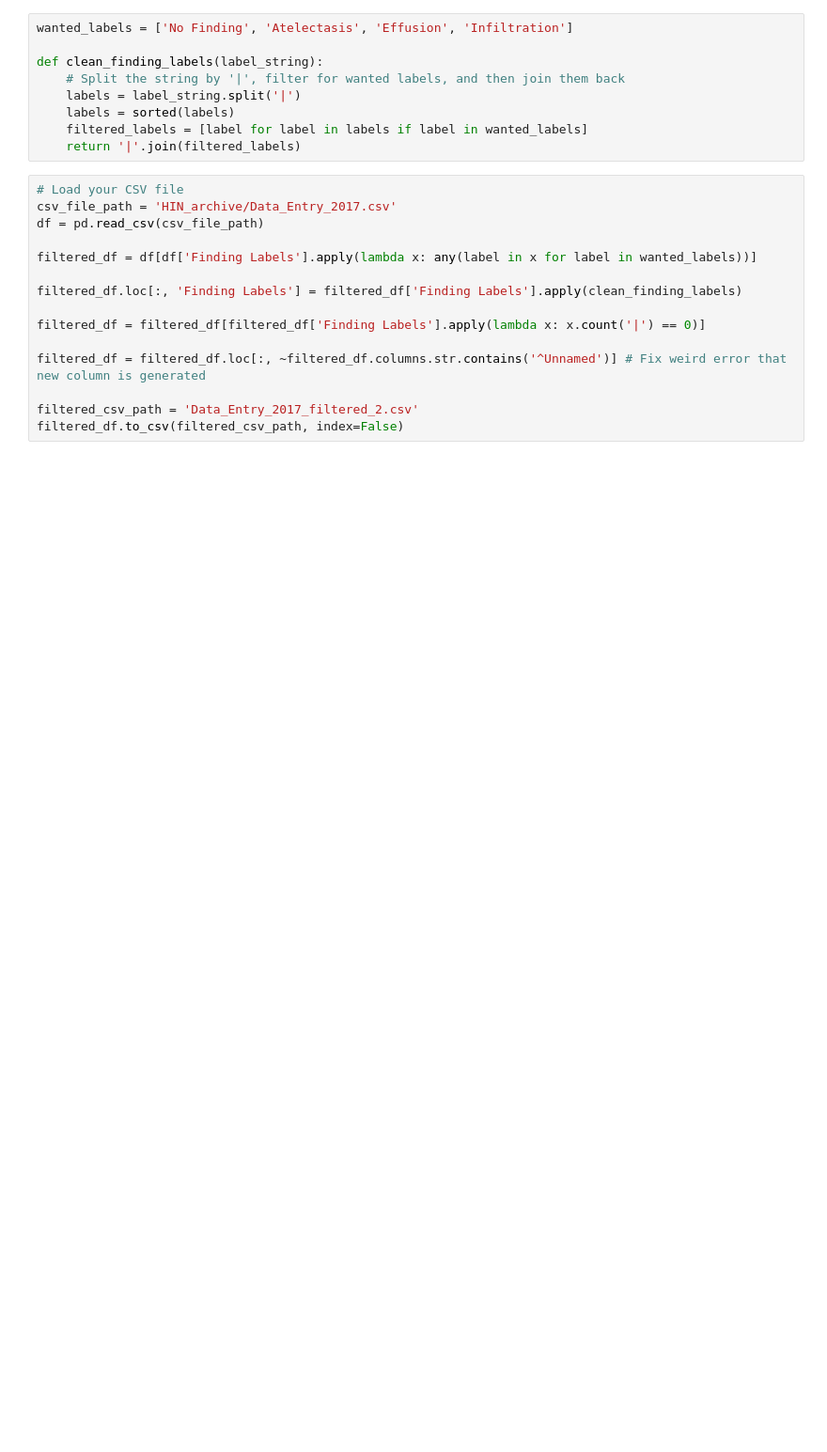
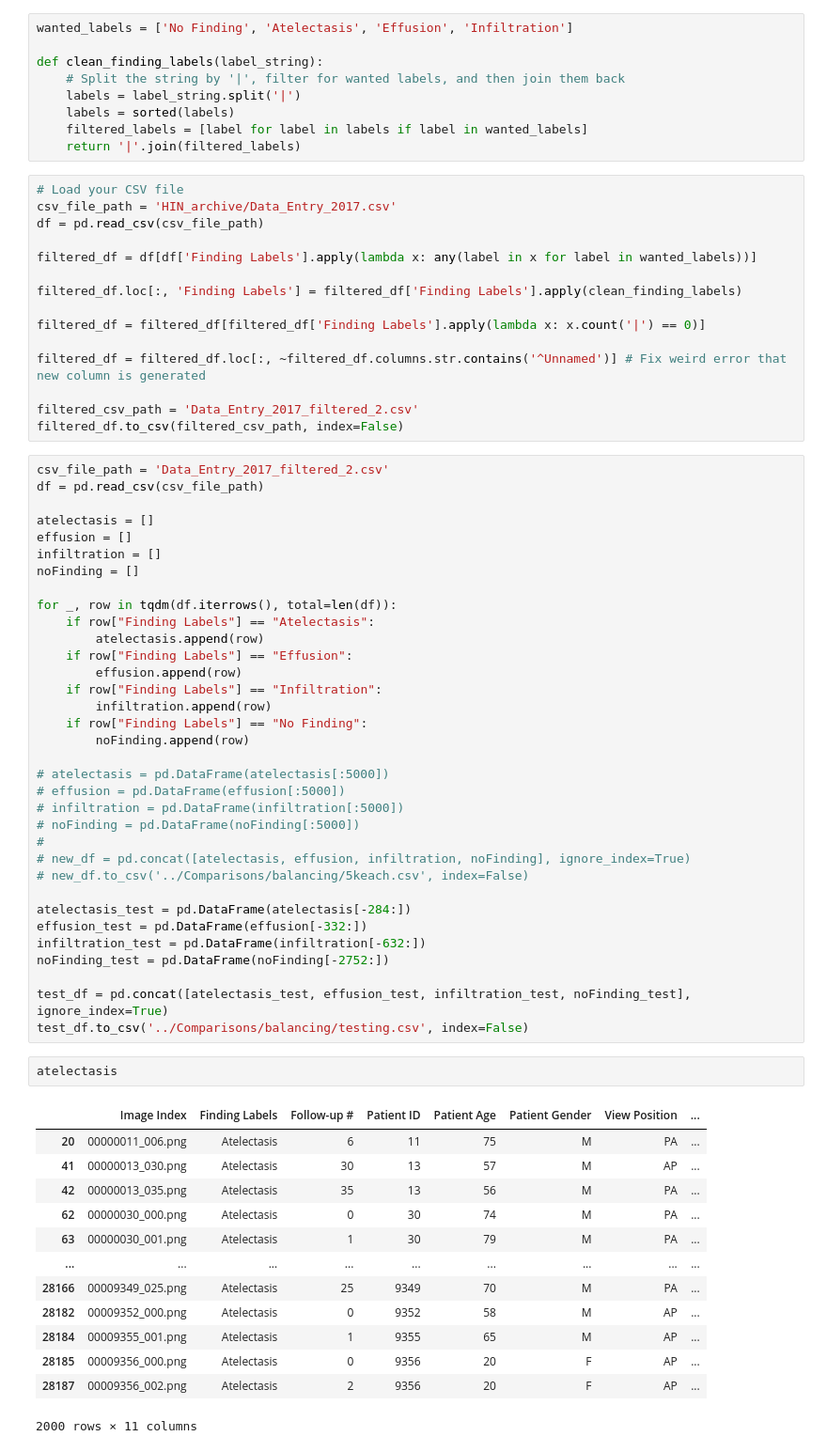
Before and after one commit to Naxsos/MedicaldeepLearning, a Jupyter notebook: DL_for_HIN_Chest_X_Ray/dataset_cleaning.ipynb, the cells around one changed output. Shown at 94% size. Drawn from its saved outputs; the diff is of its cells as text; blank space fills up the shorter version.

Commit message:
Middle of Comparisons

```diff
--- a/DL_for_HIN_Chest_X_Ray/dataset_cleaning.ipynb
+++ b/DL_for_HIN_Chest_X_Ray/dataset_cleaning.ipynb
@@ -24,3 +25,53 @@ filtered_df = filtered_df.loc[:, ~filtered_df.columns.str.contains('^Unnamed')]
 
 filtered_csv_path = 'Data_Entry_2017_filtered_2.csv'
 filtered_df.to_csv(filtered_csv_path, index=False)
+# %%
+csv_file_path = 'Data_Entry_2017_filtered_2.csv'
+df = pd.read_csv(csv_file_path)
+
+atelectasis = []
+effusion = []
+infiltration = []
+noFinding = []
+
+for _, row in tqdm(df.iterrows(), total=len(df)):
+    if row["Finding Labels"] == "Atelectasis":
+        atelectasis.append(row)
+    if row["Finding Labels"] == "Effusion":
+        effusion.append(row)
+    if row["Finding Labels"] == "Infiltration":
+        infiltration.append(row)
+    if row["Finding Labels"] == "No Finding":
+        noFinding.append(row)
+
+# atelectasis = pd.DataFrame(atelectasis[:5000])
+# effusion = pd.DataFrame(effusion[:5000])
+# infiltration = pd.DataFrame(infiltration[:5000])
+# noFinding = pd.DataFrame(noFinding[:5000])
+#
+# new_df = pd.concat([atelectasis, effusion, infiltration, noFinding], ignore_index=True)
+# new_df.to_csv('../Comparisons/balancing/5keach.csv', index=False)
+
+atelectasis_test = pd.DataFrame(atelectasis[-284:])
+effusion_test = pd.DataFrame(effusion[-332:])
+infiltration_test = pd.DataFrame(infiltration[-632:])
+noFinding_test = pd.DataFrame(noFinding[-2752:])
+
+test_df = pd.concat([atelectasis_test, effusion_test, infiltration_test, noFinding_test], ignore_index=True)
+test_df.to_csv('../Comparisons/balancing/testing.csv', index=False)
+# %%
+atelectasis
+# %% [output]
+|  | Image Index | Finding Labels | Follow-up # | Patient ID | Patient Age | Patient Gender | View Position | ... |
+| 20 | 00000011_006.png | Atelectasis | 6 | 11 | 75 | M | PA | ... |
+| 41 | 00000013_030.png | Atelectasis | 30 | 13 | 57 | M | AP | ... |
+| 42 | 00000013_035.png | Atelectasis | 35 | 13 | 56 | M | PA | ... |
+| 62 | 00000030_000.png | Atelectasis | 0 | 30 | 74 | M | PA | ... |
+| 63 | 00000030_001.png | Atelectasis | 1 | 30 | 79 | M | PA | ... |
+| ... | ... | ... | ... | ... | ... | ... | ... | ... |
+| 28166 | 00009349_025.png | Atelectasis | 25 | 9349 | 70 | M | PA | ... |
+| 28182 | 00009352_000.png | Atelectasis | 0 | 9352 | 58 | M | AP | ... |
+| 28184 | 00009355_001.png | Atelectasis | 1 | 9355 | 65 | M | AP | ... |
+| 28185 | 00009356_000.png | Atelectasis | 0 | 9356 | 20 | F | AP | ... |
+| 28187 | 00009356_002.png | Atelectasis | 2 | 9356 | 20 | F | AP | ... |
+2000 rows × 11 columns
```
Also changed, not shown: parts of 1 cell of this notebook, 9 other files.
